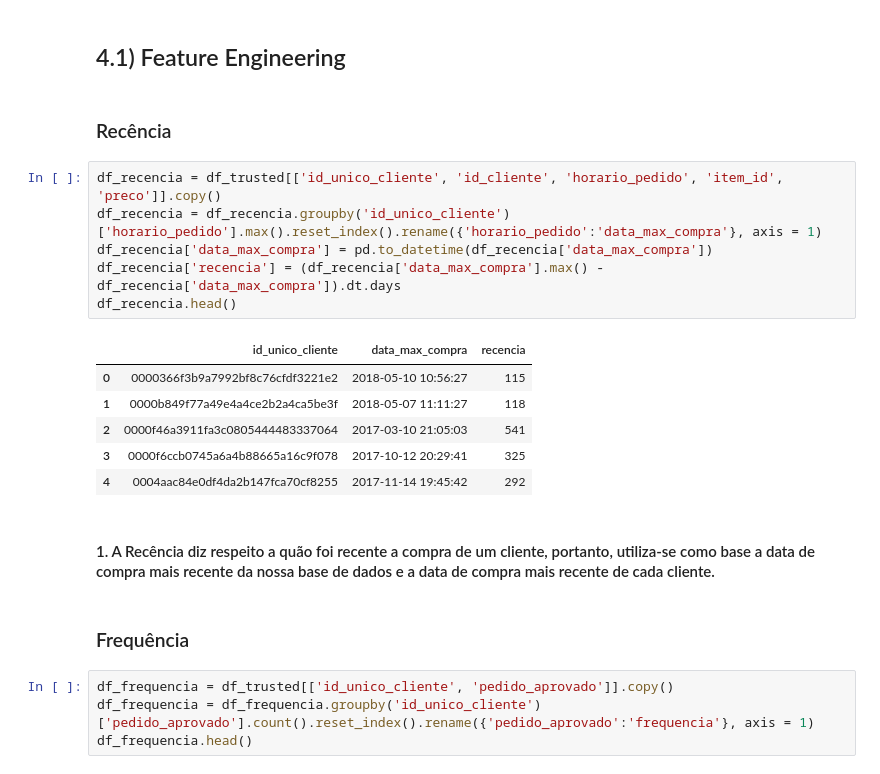
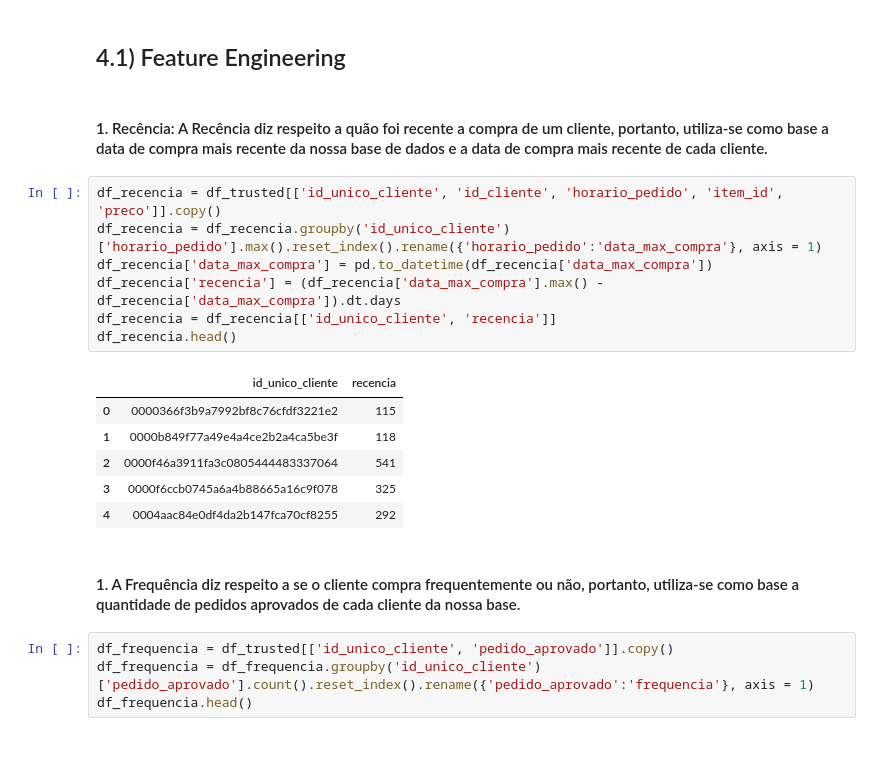
Before and after one commit to leonardovargas10/Modelo_Segmentacao_Clientes, a Jupyter notebook: segmentacao_clientes_marketing.ipynb, the cells around one changed output. Saved outputs shown, nothing was run; the diff lists cells and outputs as text; blank space fills up the shorter version.

```diff
--- a/segmentacao_clientes_marketing.ipynb
+++ b/segmentacao_clientes_marketing.ipynb
@@ -797,25 +819,24 @@ plota_barras(['dia_da_semana'], False, df_dia_da_semana, 1, 1)
 * 3. Monetariedade (M): Fala quanto o cliente costuma gastar.
 # %% [markdown]
 ## 4.1) Feature Engineering
-# %% [markdown]
-### Recência
+# %% [markdown]
+#### 1. Recência: A Recência diz respeito a quão foi recente a compra de um cliente, portanto, utiliza-se como base a data de compra mais recente da nossa base de dados e a data de compra mais recente de cada cliente.
 # %%
 df_recencia = df_trusted[['id_unico_cliente', 'id_cliente', 'horario_pedido', 'item_id', 'preco']].copy()
 df_recencia = df_recencia.groupby('id_unico_cliente')['horario_pedido'].max().reset_index().rename({'horario_pedido':'data_max_compra'}, axis = 1)
 df_recencia['data_max_compra'] = pd.to_datetime(df_recencia['data_max_compra'])
 df_recencia['recencia'] = (df_recencia['data_max_compra'].max() - df_recencia['data_max_compra']).dt.days
+df_recencia = df_recencia[['id_unico_cliente', 'recencia']]
 df_recencia.head()
 # %% [output]
-|  | id_unico_cliente | data_max_compra | recencia |
-| 0 | 0000366f3b9a7992bf8c76cfdf3221e2 | 2018-05-10 10:56:27 | 115 |
-| 1 | 0000b849f77a49e4a4ce2b2a4ca5be3f | 2018-05-07 11:11:27 | 118 |
-| 2 | 0000f46a3911fa3c0805444483337064 | 2017-03-10 21:05:03 | 541 |
-| 3 | 0000f6ccb0745a6a4b88665a16c9f078 | 2017-10-12 20:29:41 | 325 |
-| 4 | 0004aac84e0df4da2b147fca70cf8255 | 2017-11-14 19:45:42 | 292 |
+|  | id_unico_cliente | recencia |
+| 0 | 0000366f3b9a7992bf8c76cfdf3221e2 | 115 |
+| 1 | 0000b849f77a49e4a4ce2b2a4ca5be3f | 118 |
+| 2 | 0000f46a3911fa3c0805444483337064 | 541 |
+| 3 | 0000f6ccb0745a6a4b88665a16c9f078 | 325 |
+| 4 | 0004aac84e0df4da2b147fca70cf8255 | 292 |
 # %% [markdown]
-#### 1. A Recência diz respeito a quão foi recente a compra de um cliente, portanto, utiliza-se como base a data de compra mais recente da nossa base de dados e a data de compra mais recente de cada cliente.
+#### 1. A Frequência diz respeito a se o cliente compra frequentemente ou não, portanto, utiliza-se como base a quantidade de pedidos aprovados de cada cliente da nossa base.
-# %% [markdown]
-### Frequência
 # %%
 df_frequencia = df_trusted[['id_unico_cliente', 'pedido_aprovado']].copy()
 df_frequencia = df_frequencia.groupby('id_unico_cliente')['pedido_aprovado'].count().reset_index().rename({'pedido_aprovado':'frequencia'}, axis = 1)
```
Also changed, not shown: parts of 17 cells of this notebook.
